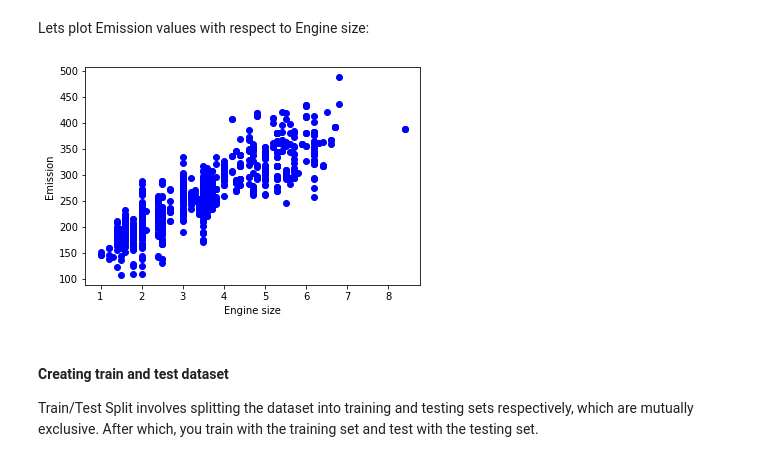
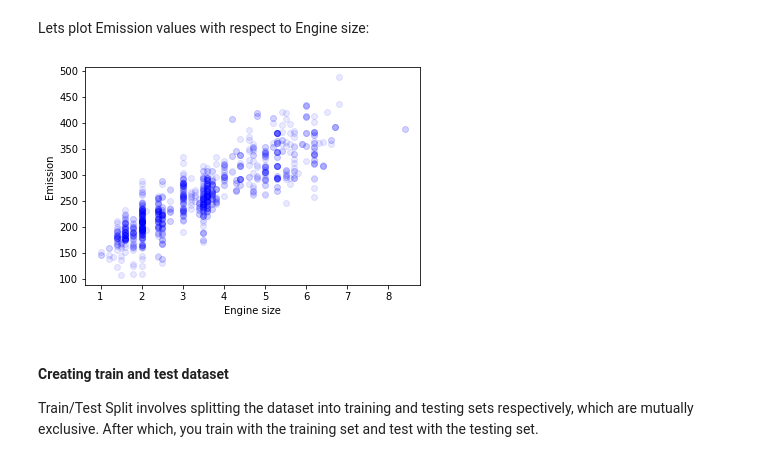
Before and after one commit to felixfreter/Learning-Process, a Jupyter notebook: Machine Learning/ML0101EN-Reg-Polynomial-Regression-Co2.ipynb, the cells around one changed output. Cells and saved outputs as stored; diff of their text form; code cells hidden in the pictures.

```diff
--- a/Machine Learning/ML0101EN-Reg-Polynomial-Regression-Co2.ipynb
+++ b/Machine Learning/ML0101EN-Reg-Polynomial-Regression-Co2.ipynb
@@ -92,12 +95,12 @@ cdf.head(9)
 # %% [markdown]
 Lets plot Emission values with respect to Engine size:
 # %%
-plt.scatter(cdf.ENGINESIZE, cdf.CO2EMISSIONS,  color='blue')
+plt.scatter(cdf.ENGINESIZE, cdf.CO2EMISSIONS,  color='blue', alpha = 0.09)
 plt.xlabel("Engine size")
 plt.ylabel("Emission")
 plt.show()
 # %% [output]
-[figure, old version]
+[figure, new version]
 # %% [markdown]
 #### Creating train and test dataset
 
```
Also changed, not shown: parts of 7 cells of this notebook, 7 other files.
